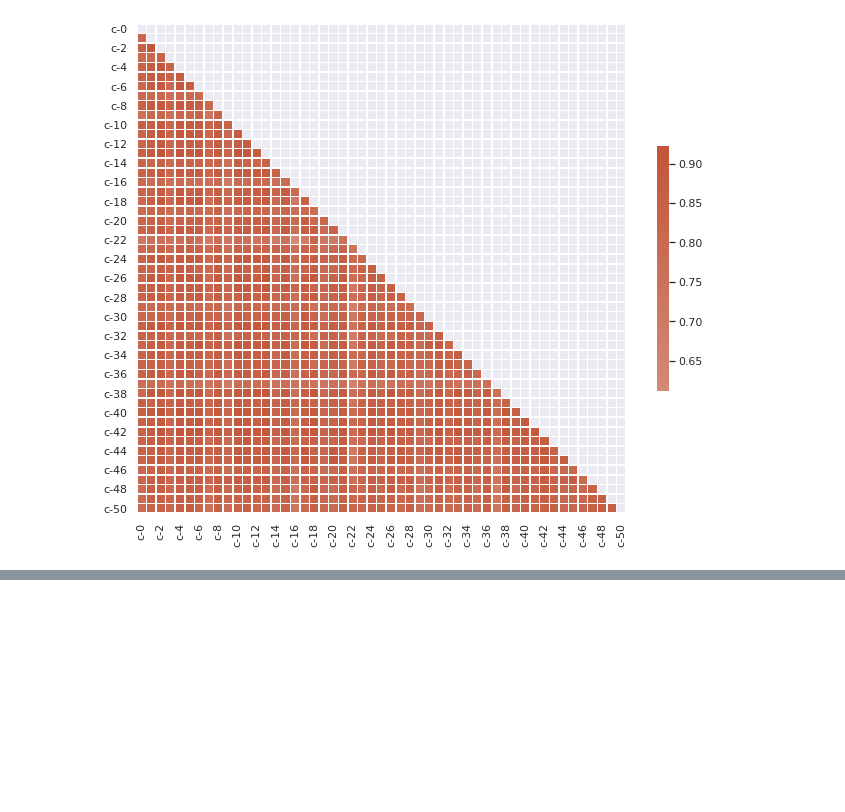
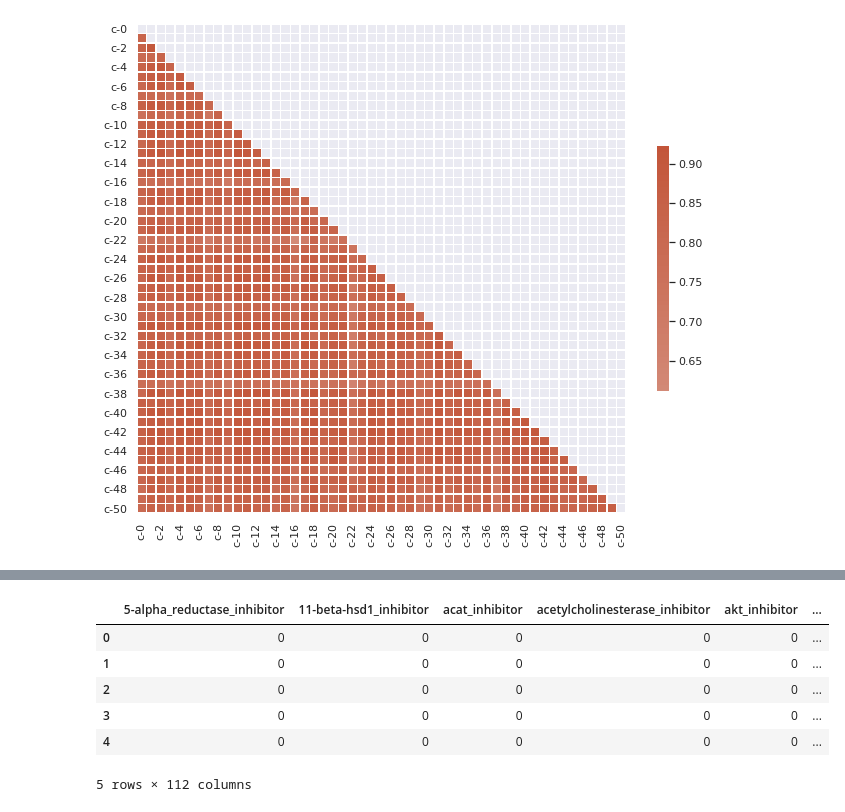
Before and after one commit to lucimarNeves/imersaoDadosAlura, a Jupyter notebook: Imersão_Dados.ipynb, the cells around one changed output, grey strips where cells are left out. Drawn from its saved outputs; the diff is of its cells as text; code cells hidden in the pictures; blank space fills up the shorter version.

```diff
--- a/Imersão_Dados.ipynb
+++ b/Imersão_Dados.ipynb
@@ -676,0 +754,11 @@ sns.set()
+# %%
+dados_filtrados_inibitor = dados_resultados.filter(like='_inhibitor', axis=1)
+dados_filtrados_inibitor.head()
+# %% [output]
+|  | 5-alpha_reductase_inhibitor | 11-beta-hsd1_inhibitor | acat_inhibitor | acetylcholinesterase_inhibitor | akt_inhibitor | ... |
+| 0 | 0 | 0 | 0 | 0 | 0 | ... |
+| 1 | 0 | 0 | 0 | 0 | 0 | ... |
+| 2 | 0 | 0 | 0 | 0 | 0 | ... |
+| 3 | 0 | 0 | 0 | 0 | 0 | ... |
+| 4 | 0 | 0 | 0 | 0 | 0 | ... |
+5 rows × 112 columns
```
Also changed, not shown: parts of 23 cells of this notebook.
